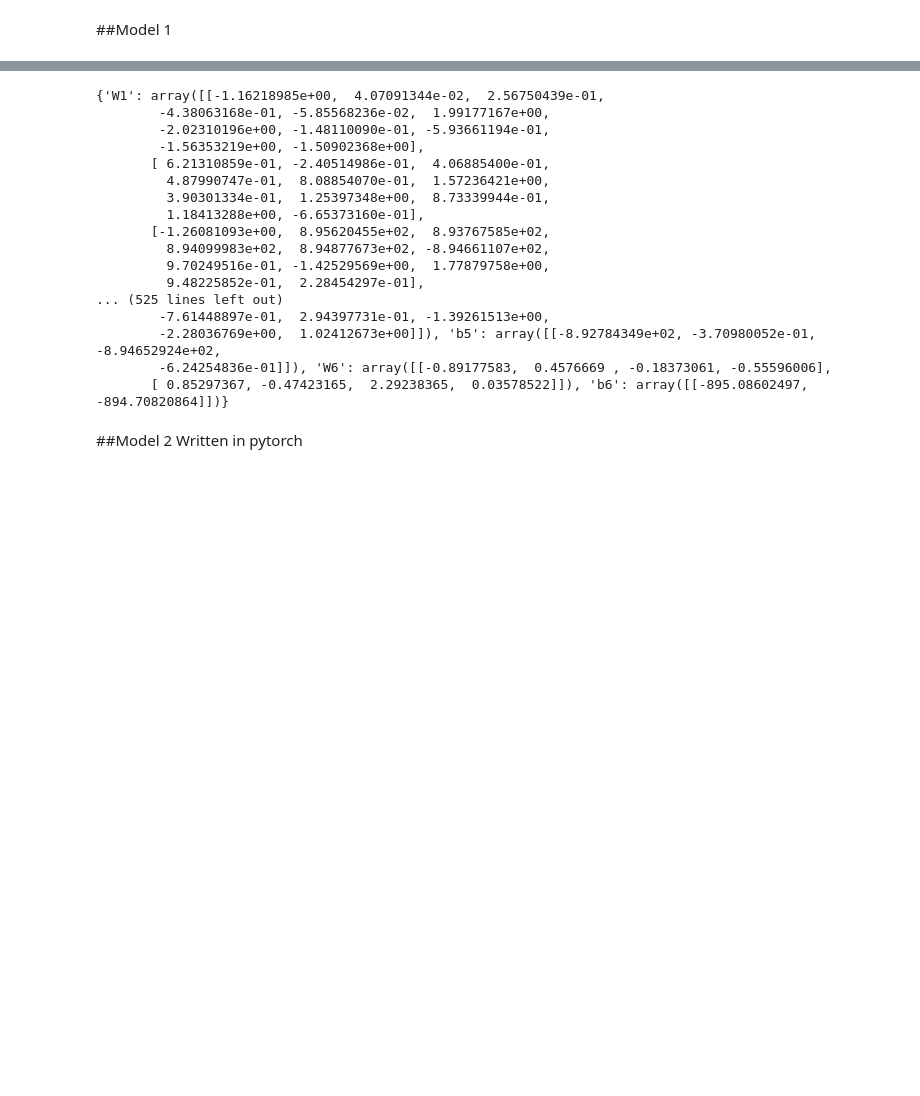
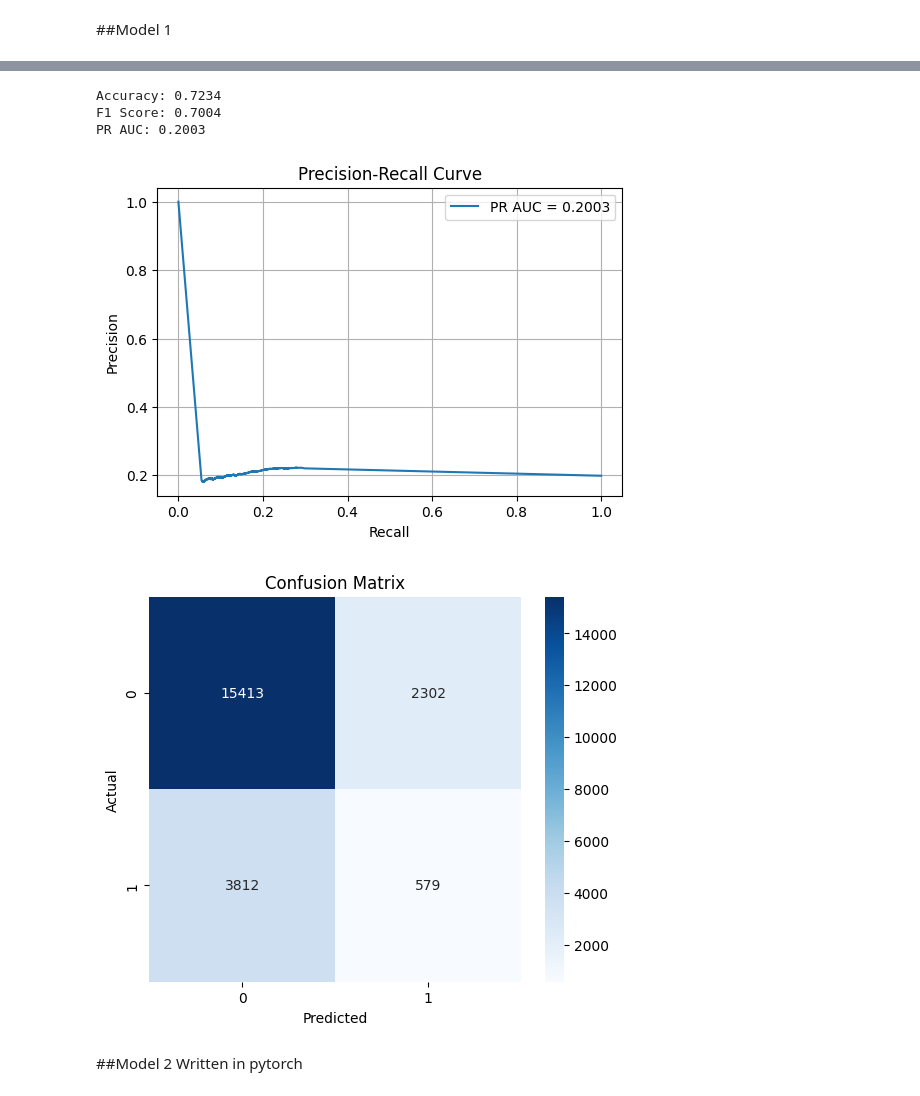
Before and after one commit to Wvidit/24035066-CSOC-IG, a Jupyter notebook: Vanilla-Neural-Network/model.ipynb, the cells around one changed output, grey strips where cells are left out. Drawn from its saved outputs; the diff is of its cells as text; code cells hidden in the pictures; blank space fills up the shorter version.

```diff
--- a/Vanilla-Neural-Network/model.ipynb
+++ b/Vanilla-Neural-Network/model.ipynb
@@ -372,20 +385,43 @@ for j in range(epoch):
-# %%
-print(params)
-# %% [output]
-{'W1': array([[-1.16218985e+00,  4.07091344e-02,  2.56750439e-01,
-        -4.38063168e-01, -5.85568236e-02,  1.99177167e+00,
-        -2.02310196e+00, -1.48110090e-01, -5.93661194e-01,
-        -1.56353219e+00, -1.50902368e+00],
-       [ 6.21310859e-01, -2.40514986e-01,  4.06885400e-01,
-         4.87990747e-01,  8.08854070e-01,  1.57236421e+00,
-         3.90301334e-01,  1.25397348e+00,  8.73339944e-01,
-         1.18413288e+00, -6.65373160e-01],
-       [-1.26081093e+00,  8.95620455e+02,  8.93767585e+02,
-         8.94099983e+02,  8.94877673e+02, -8.94661107e+02,
-         9.70249516e-01, -1.42529569e+00,  1.77879758e+00,
-         9.48225852e-01,  2.28454297e-01],
-... (525 lines left out)
-        -7.61448897e-01,  2.94397731e-01, -1.39261513e+00,
-        -2.28036769e+00,  1.02412673e+00]]), 'b5': array([[-8.92784349e+02, -3.70980052e-01, -8.94652924e+02,
-        -6.24254836e-01]]), 'W6': array([[-0.89177583,  0.4576669 , -0.18373061, -0.55596006],
-       [ 0.85297367, -0.47423165,  2.29238365,  0.03578522]]), 'b6': array([[-895.08602497, -894.70820864]])}
+# %%
+my_F1_history = []
+my_PR_AUC_history = []
+
+
+def softmax(x):
+    e_x = np.exp(x - np.max(x, axis=1, keepdims=True))
+    return e_x / np.sum(e_x, axis=1, keepdims=True)
+
+def my_metrics(model, x, y):
+    logits = model.forward(x)
+    y_hat = np.argmax(logits)
+    correct_prediction = (y_hat == y).sum().item()
+    total_prediction = y_hat.shape
+    y_prob = softmax(logits, dim=1)[:, 1]
+
+    acc = accuracy_score(y.cpu().numpy(), y_hat.cpu().numpy())
+    print(f"Accuracy: {acc:.4f}")
+
+    f1 = f1_score(y.cpu(), y_hat.cpu(), average="weighted")
+    print(f"F1 Score: {f1:.4f}")
+    my_F1_history.append(f1)
+
+    precision, recall, _ = precision_recall_curve(y.cpu().numpy(), y_prob.cpu().numpy())
+    pr_auc = average_precision_score(y.cpu().numpy(), y_prob.cpu().numpy(), average = 'weighted')
+    my_PR_AUC_history.append(pr_auc)
+    print(f"PR AUC: {pr_auc:.4f}")
+    plt.figure(figsize=(6,4))
+    plt.plot(recall, precision, label=f"PR AUC = {pr_auc:.4f}")
+    plt.xlabel("Recall")
+    plt.ylabel("Precision")
+    plt.title("Precision-Recall Curve")
+    plt.legend()
+    plt.grid()
+    plt.show()
+
+    cm = confusion_matrix(y.cpu(), y_hat.cpu())
+    plt.figure(figsize=(12, 4))
+    sns.heatmap(cm, annot=True, fmt='d')
+    plt.xlabel("Predicted")
+    plt.ylabel("Actual")
+    plt.title("Confusion Matrix")
+    plt.show()
@@ -392,3 +481,11 @@ print(params)
+# %%
+my_metrics(model1, X_test, Y_test)
+# %% [output]
+Accuracy: 0.7234
+F1 Score: 0.7004
+PR AUC: 0.2003
+[figure, added]
+[figure, added]
 # %% [markdown]
 ##Model 2
 Written in pytorch
```
Also changed, not shown: parts of 3 cells of this notebook.
